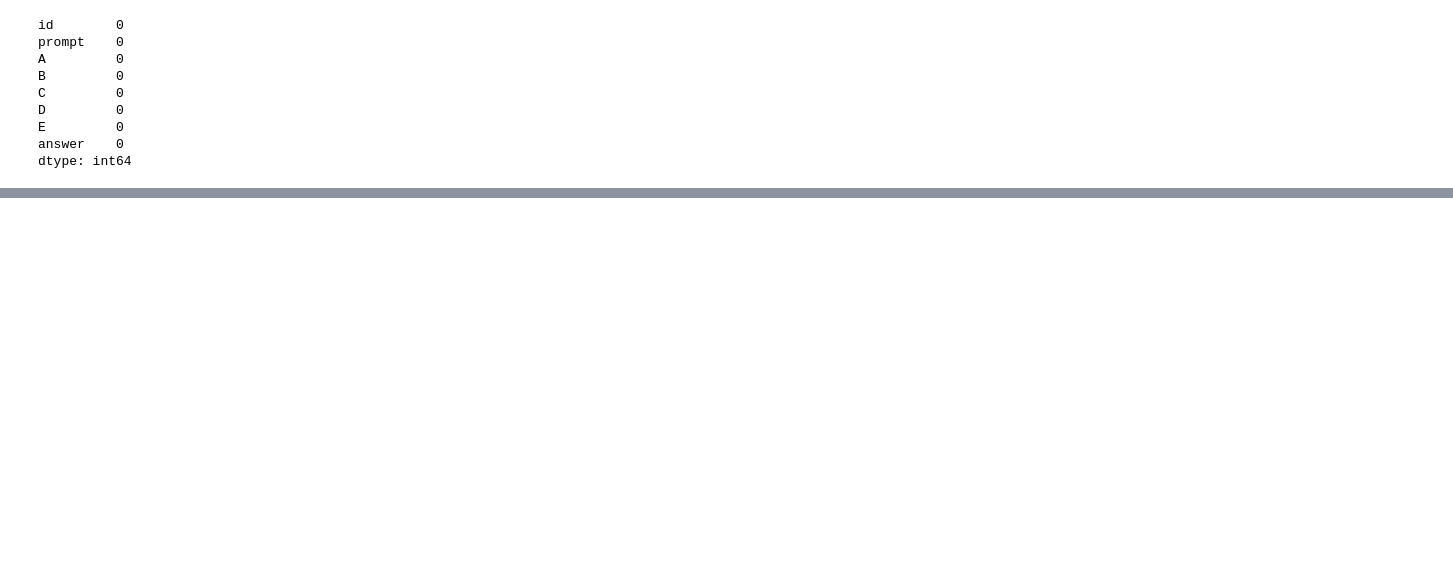
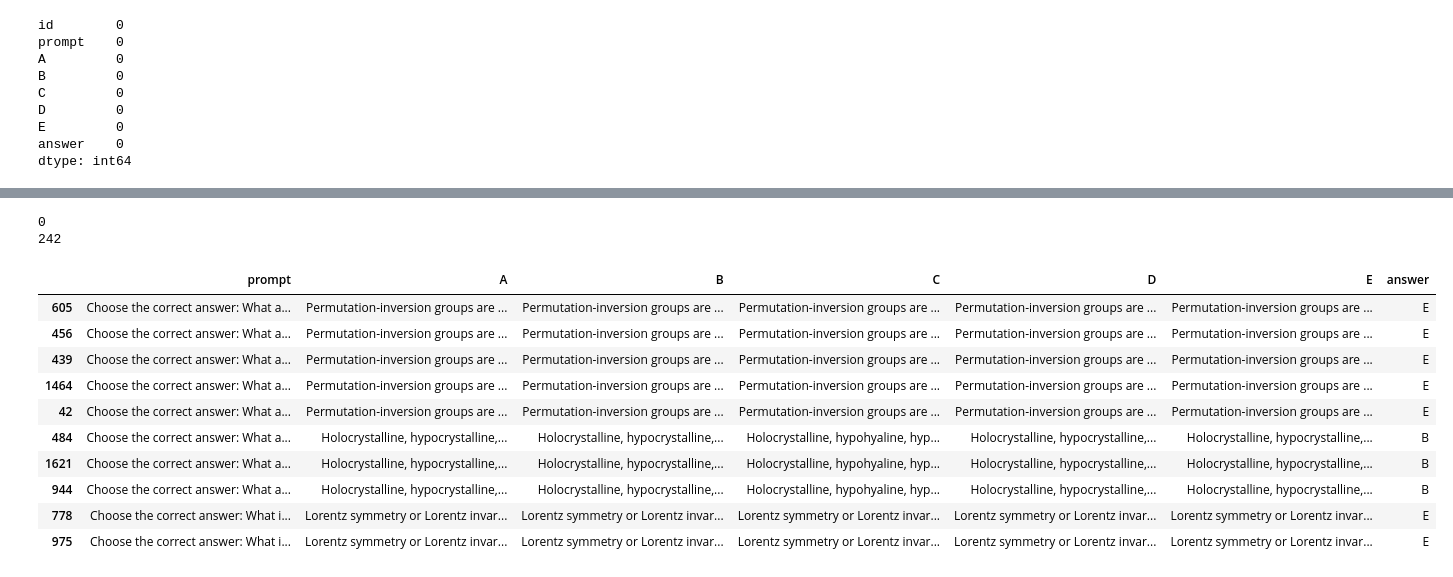
Before and after one commit to 22f3001807/dl-22f3001807-notebook-t22026, a Jupyter notebook: 22f3001807-notebook-2026t2.ipynb, the cells around one changed output, grey strips where cells are left out. Saved outputs shown, nothing was run; the diff lists cells and outputs as text; code cells hidden in the pictures; blank space fills up the shorter version.

```diff
--- a/22f3001807-notebook-2026t2.ipynb
+++ b/22f3001807-notebook-2026t2.ipynb
@@ -686,0 +106,27 @@ submission.head()
+# %%
+print(train.duplicated().sum())
+
+print(train["prompt"].duplicated().sum())
+# %% [output]
+0
+242
+# %%
+duplicate_prompts = train[train["prompt"].duplicated(keep=False)]
+
+display(
+    duplicate_prompts[
+        ["prompt", "A", "B", "C", "D", "E", "answer"]
+    ].sort_values("prompt").head(10)
+)
+# %% [output]
+|  | prompt | A | B | C | D | E | answer |
+| 605 | Choose the correct answer: What a... | Permutation-inversion groups are ... | Permutation-inversion groups are ... | Permutation-inversion groups are ... | Permutation-inversion groups are ... | Permutation-inversion groups are ... | E |
+| 456 | Choose the correct answer: What a... | Permutation-inversion groups are ... | Permutation-inversion groups are ... | Permutation-inversion groups are ... | Permutation-inversion groups are ... | Permutation-inversion groups are ... | E |
+| 439 | Choose the correct answer: What a... | Permutation-inversion groups are ... | Permutation-inversion groups are ... | Permutation-inversion groups are ... | Permutation-inversion groups are ... | Permutation-inversion groups are ... | E |
+| 1464 | Choose the correct answer: What a... | Permutation-inversion groups are ... | Permutation-inversion groups are ... | Permutation-inversion groups are ... | Permutation-inversion groups are ... | Permutation-inversion groups are ... | E |
+| 42 | Choose the correct answer: What a... | Permutation-inversion groups are ... | Permutation-inversion groups are ... | Permutation-inversion groups are ... | Permutation-inversion groups are ... | Permutation-inversion groups are ... | E |
+| 484 | Choose the correct answer: What a... | Holocrystalline, hypocrystalline,... | Holocrystalline, hypocrystalline,... | Holocrystalline, hypohyaline, hyp... | Holocrystalline, hypocrystalline,... | Holocrystalline, hypocrystalline,... | B |
+| 1621 | Choose the correct answer: What a... | Holocrystalline, hypocrystalline,... | Holocrystalline, hypocrystalline,... | Holocrystalline, hypohyaline, hyp... | Holocrystalline, hypocrystalline,... | Holocrystalline, hypocrystalline,... | B |
+| 944 | Choose the correct answer: What a... | Holocrystalline, hypocrystalline,... | Holocrystalline, hypocrystalline,... | Holocrystalline, hypohyaline, hyp... | Holocrystalline, hypocrystalline,... | Holocrystalline, hypocrystalline,... | B |
+| 778 | Choose the correct answer: What i... | Lorentz symmetry or Lorentz invar... | Lorentz symmetry or Lorentz invar... | Lorentz symmetry or Lorentz invar... | Lorentz symmetry or Lorentz invar... | Lorentz symmetry or Lorentz invar... | E |
+| 975 | Choose the correct answer: What i... | Lorentz symmetry or Lorentz invar... | Lorentz symmetry or Lorentz invar... | Lorentz symmetry or Lorentz invar... | Lorentz symmetry or Lorentz invar... | Lorentz symmetry or Lorentz invar... | E |
```
Also changed, not shown: parts of 61 cells of this notebook.
